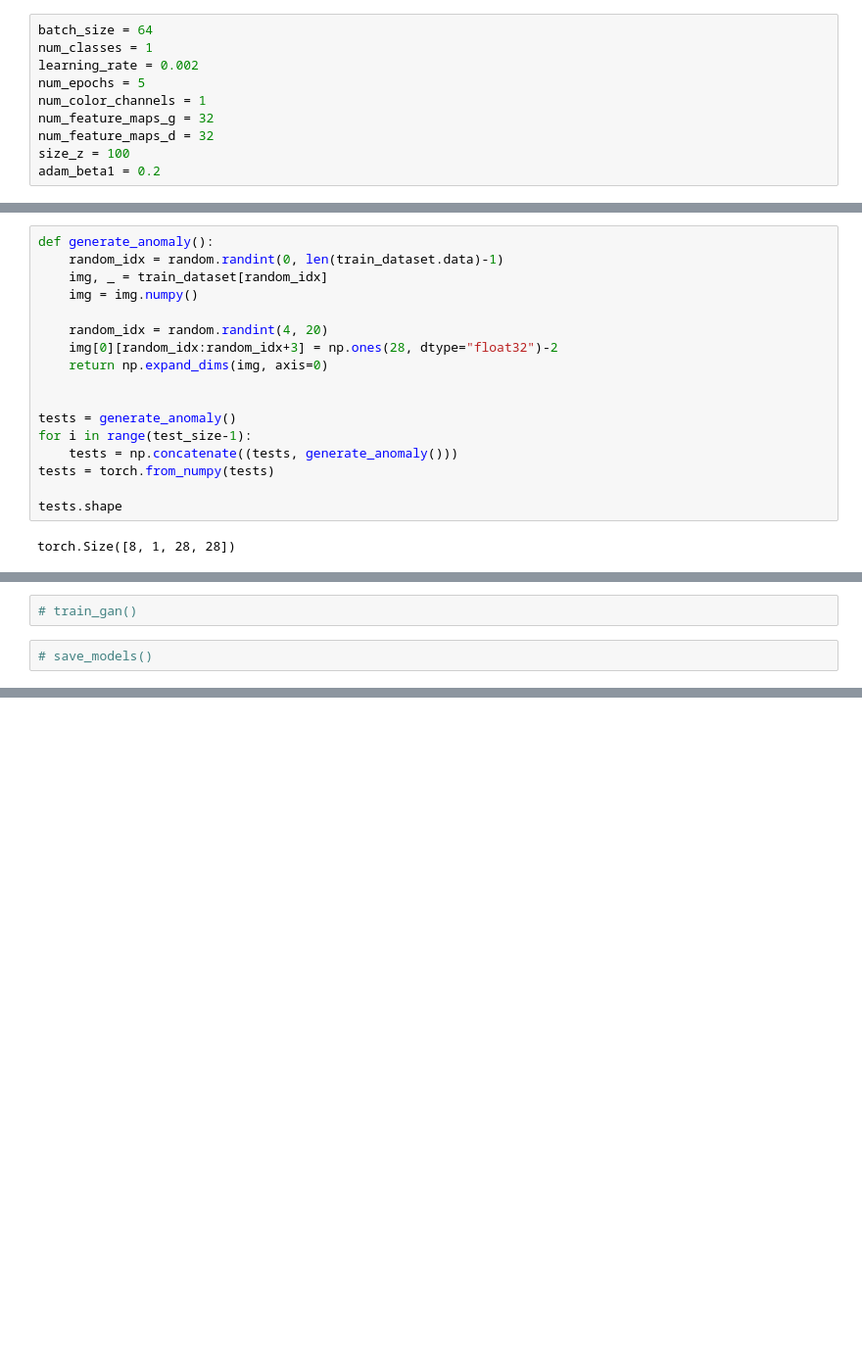
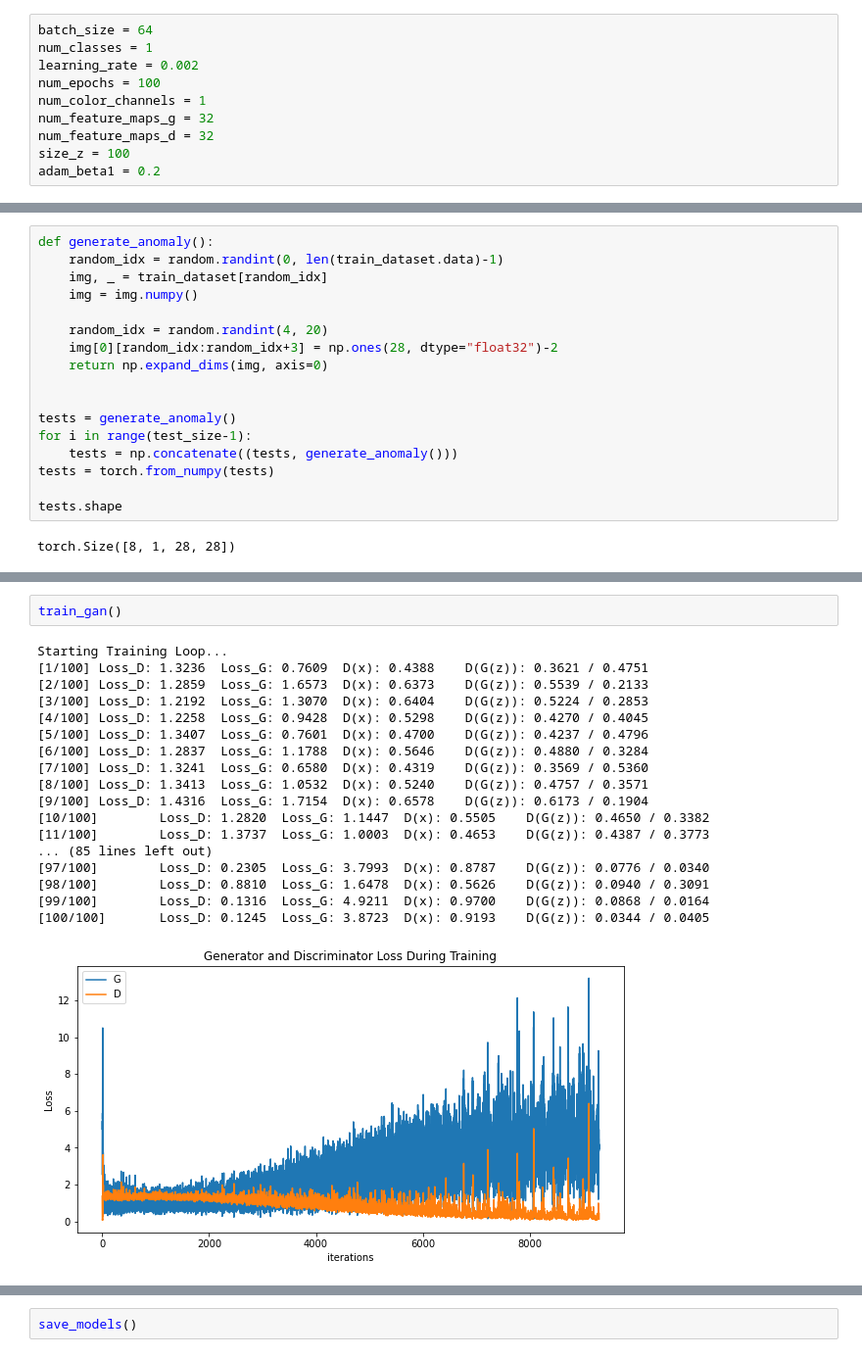
Before and after one commit to yashar-ne/AD-with-GANs, a Jupyter notebook: src/ad-with-gan-inference.ipynb, the cells around one changed output, grey strips where cells are left out. Shown at 98% size. Cells and saved outputs as stored; diff of their text form; blank space fills up the shorter version.

```diff
--- a/src/ad-with-gan-inference.ipynb
+++ b/src/ad-with-gan-inference.ipynb
@@ -78,7 +80,7 @@ device = torch.device('cuda' if torch.cuda.is_available() else 'cpu')
 batch_size = 64
 num_classes = 1
 learning_rate = 0.002
-num_epochs = 5
+num_epochs = 100
 num_color_channels = 1
 num_feature_maps_g = 32
 num_feature_maps_d = 32
@@ -381,7 +402,24 @@ def test_inferences():
 
         plt.tight_layout()
         plt.show()
-# %%
-# train_gan()
-# %%
-# save_models()
+# %%
+train_gan()
+# %% [output]
+Starting Training Loop...
+[1/100] Loss_D: 1.3236  Loss_G: 0.7609  D(x): 0.4388    D(G(z)): 0.3621 / 0.4751
+[2/100] Loss_D: 1.2859  Loss_G: 1.6573  D(x): 0.6373    D(G(z)): 0.5539 / 0.2133
+[3/100] Loss_D: 1.2192  Loss_G: 1.3070  D(x): 0.6404    D(G(z)): 0.5224 / 0.2853
+[4/100] Loss_D: 1.2258  Loss_G: 0.9428  D(x): 0.5298    D(G(z)): 0.4270 / 0.4045
+[5/100] Loss_D: 1.3407  Loss_G: 0.7601  D(x): 0.4700    D(G(z)): 0.4237 / 0.4796
+[6/100] Loss_D: 1.2837  Loss_G: 1.1788  D(x): 0.5646    D(G(z)): 0.4880 / 0.3284
+[7/100] Loss_D: 1.3241  Loss_G: 0.6580  D(x): 0.4319    D(G(z)): 0.3569 / 0.5360
+[8/100] Loss_D: 1.3413  Loss_G: 1.0532  D(x): 0.5240    D(G(z)): 0.4757 / 0.3571
+[9/100] Loss_D: 1.4316  Loss_G: 1.7154  D(x): 0.6578    D(G(z)): 0.6173 / 0.1904
+[10/100]        Loss_D: 1.2820  Loss_G: 1.1447  D(x): 0.5505    D(G(z)): 0.4650 / 0.3382
+[11/100]        Loss_D: 1.3737  Loss_G: 1.0003  D(x): 0.4653    D(G(z)): 0.4387 / 0.3773
+... (85 lines left out)
+[97/100]        Loss_D: 0.2305  Loss_G: 3.7993  D(x): 0.8787    D(G(z)): 0.0776 / 0.0340
+[98/100]        Loss_D: 0.8810  Loss_G: 1.6478  D(x): 0.5626    D(G(z)): 0.0940 / 0.3091
+[99/100]        Loss_D: 0.1316  Loss_G: 4.9211  D(x): 0.9700    D(G(z)): 0.0868 / 0.0164
+[100/100]       Loss_D: 0.1245  Loss_G: 3.8723  D(x): 0.9193    D(G(z)): 0.0344 / 0.0405
+[figure, added]
@@ -388,3 +427,5 @@ def test_inferences():
+# %%
+save_models()
 # %%
 load_models()
 run_inference()
```
Also changed, not shown: parts of 7 cells of this notebook.
